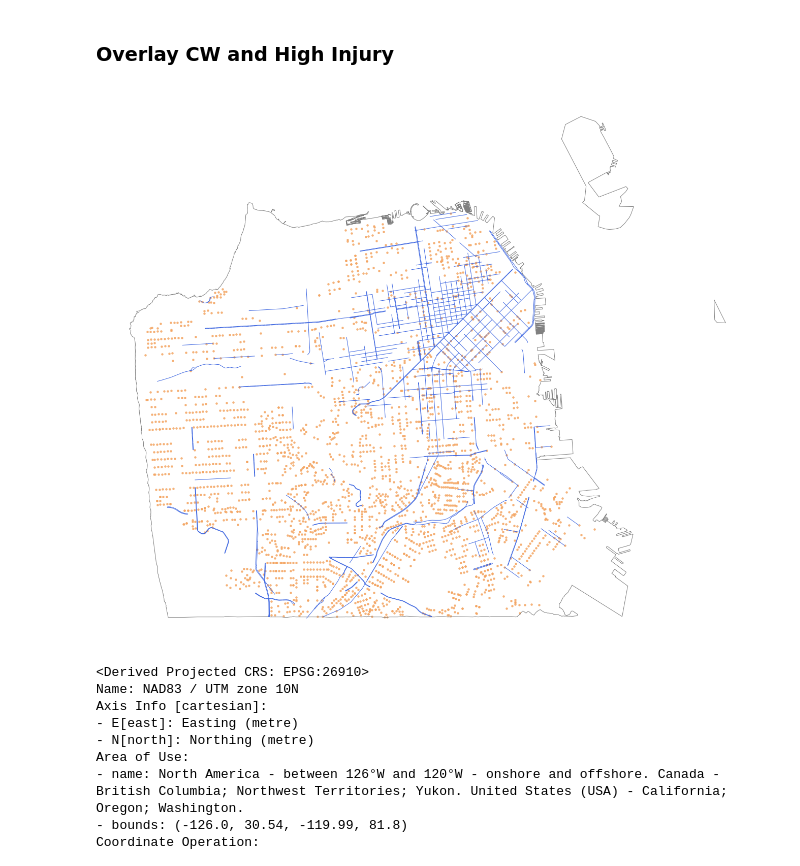
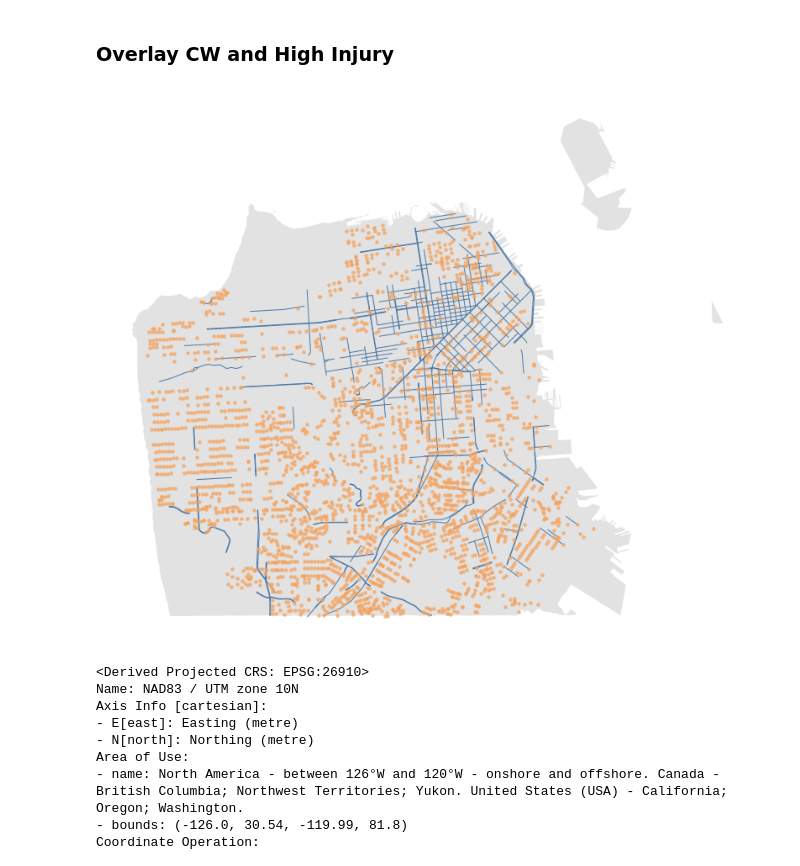
Before and after one commit to hua-mike/cp255-project, a Jupyter notebook: cp255-project-nb.ipynb, the cells around one changed output. Cells and saved outputs as stored; diff of their text form; code cells hidden in the pictures.

```diff
--- a/cp255-project-nb.ipynb
+++ b/cp255-project-nb.ipynb
@@ -36,6 +36,11 @@ import statsmodels.api as sm
 # Set Seaborn Aesthetics
 sns.set_context("notebook", font_scale=1.25)
 sns.set_style("white")
+# %%
+# Define some color hex codes
+base_gray = '#e2e2e2'
+tab_blue = '#4e79a7'
+tab_pink = '#ff9da7'
 # %%
 # define project CRS
 projected_crs = 'epsg:26910'
@@ -324,13 +322,15 @@ ax.set_axis_off()
 # %% [markdown]
 ### Overlay CW and High Injury
 # %%
-fig, ax = plt.subplots(figsize=(36,20))
-injnet.plot(color='royalblue',linewidth=1, ax=ax)
-no_cw.plot(markersize=12, color = 'sandybrown', alpha=0.8, ax=ax)
-outline.plot(color='none', edgecolor='gray', linewidth=1, ax=ax)
+fig, ax = plt.subplots(figsize=(18,12))
+injnet.plot(color=tab_blue,linewidth=1, legend=True, ax=ax, zorder=2)
+no_cw.plot(markersize=12, color = 'sandybrown', alpha=0.7, ax=ax, zorder=3)
+outline.plot(color=base_gray, edgecolor='none', ax=ax, zorder=1)
 ax.set_axis_off()
+plt.savefig("docs/images/hi-inj-no-cw.png", dpi=save_dpi, bbox_inches='tight', transparent=True)
+plt.show()
 # %% [output]
-[figure, old version]
+[figure, new version]
 # %%
 # project to projected CRS to use units of meters
 injnet_prj = injnet.to_crs(projected_crs)
```
Also changed, not shown: parts of 10 cells of this notebook.
